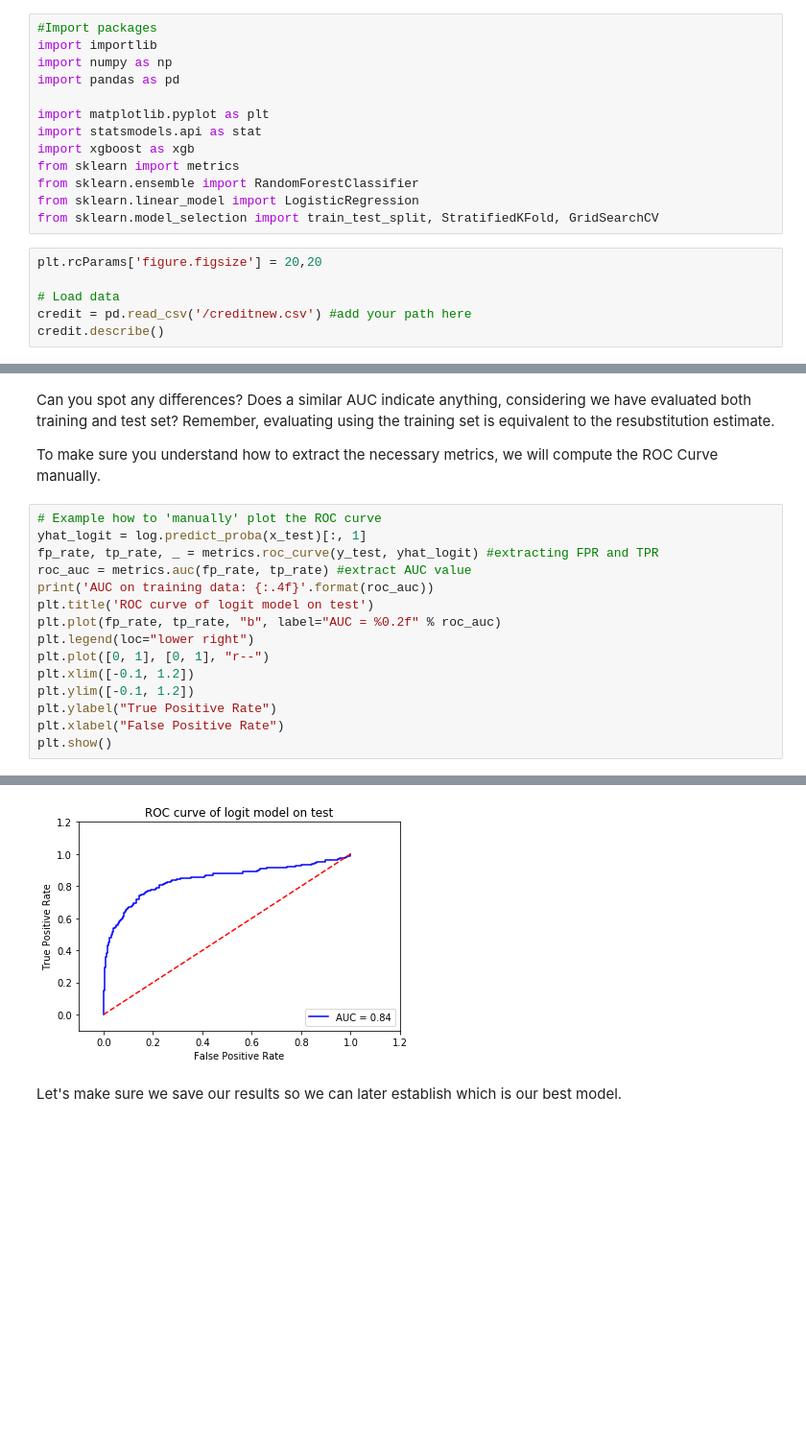
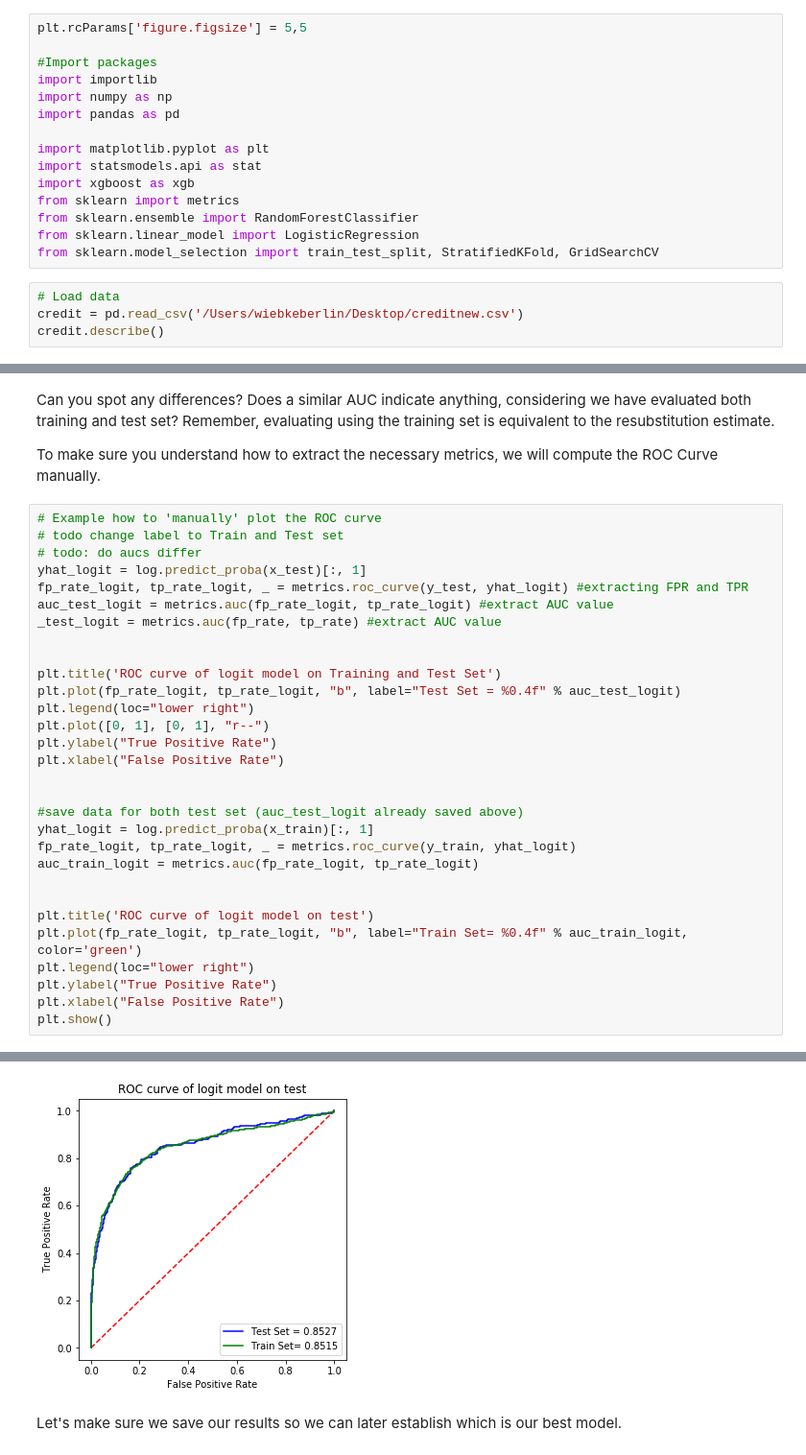
Before and after one commit to wiebkepeters/IS-HU-Berlin, a Jupyter notebook: ADAMS_ML_Notebook.ipynb, the cells around one changed output, grey strips where cells are left out. Shown: that part at 96% size. Cells and saved outputs as stored; diff of their text form; blank space fills up the shorter version.

```diff
--- a/ADAMS_ML_Notebook.ipynb
+++ b/ADAMS_ML_Notebook.ipynb
@@ -30,6 +30,8 @@ Before applying any algorithm, we will import the necessary packages and load th
 
 An important finding is the imbalance of the data set, which contains only about 20% of 'BAD' observations.
 # %%
+plt.rcParams['figure.figsize'] = 5,5
+
 #Import packages
 import importlib
 import numpy as np
@@ -43,10 +45,8 @@ from sklearn.ensemble import RandomForestClassifier
 from sklearn.linear_model import LogisticRegression
 from sklearn.model_selection import train_test_split, StratifiedKFold, GridSearchCV
 # %%
-plt.rcParams['figure.figsize'] = 20,20
-
 # Load data
-credit = pd.read_csv('/creditnew.csv') #add your path here
+credit = pd.read_csv('/Users/wiebkeberlin/Desktop/creditnew.csv')
 credit.describe()
 # %% [output]
 |  | BAD | LOAN | MORTDUE | VALUE | YOJ | DEROG | DELINQ | CLAGE | NINQ | CLNO | DEBTINC |
@@ -296,16 +287,31 @@ Can you spot any differences? Does a similar AUC indicate anything, considering
 To make sure you understand how to extract the necessary metrics, we will compute the ROC Curve manually.
 # %%
 # Example how to 'manually' plot the ROC curve
+# todo change label to Train and Test set
+# todo: do aucs differ
 yhat_logit = log.predict_proba(x_test)[:, 1]
-fp_rate, tp_rate, _ = metrics.roc_curve(y_test, yhat_logit) #extracting FPR and TPR
-roc_auc = metrics.auc(fp_rate, tp_rate) #extract AUC value
-print('AUC on training data: {:.4f}'.format(roc_auc))
-plt.title('ROC curve of logit model on test')
-plt.plot(fp_rate, tp_rate, "b", label="AUC = %0.2f" % roc_auc)
+fp_rate_logit, tp_rate_logit, _ = metrics.roc_curve(y_test, yhat_logit) #extracting FPR and TPR
+auc_test_logit = metrics.auc(fp_rate_logit, tp_rate_logit) #extract AUC value
+_test_logit = metrics.auc(fp_rate, tp_rate) #extract AUC value
+
+
+plt.title('ROC curve of logit model on Training and Test Set')
+plt.plot(fp_rate_logit, tp_rate_logit, "b", label="Test Set = %0.4f" % auc_test_logit)
 plt.legend(loc="lower right")
 plt.plot([0, 1], [0, 1], "r--")
-plt.xlim([-0.1, 1.2])
-plt.ylim([-0.1, 1.2])
+plt.ylabel("True Positive Rate")
+plt.xlabel("False Positive Rate")
+
+
+#save data for both test set (auc_test_logit already saved above)
+yhat_logit = log.predict_proba(x_train)[:, 1]
+fp_rate_logit, tp_rate_logit, _ = metrics.roc_curve(y_train, yhat_logit)
+auc_train_logit = metrics.auc(fp_rate_logit, tp_rate_logit)
+
+
+plt.title('ROC curve of logit model on test')
+plt.plot(fp_rate_logit, tp_rate_logit, "b", label="Train Set= %0.4f" % auc_train_logit, color='green')
+plt.legend(loc="lower right")
 plt.ylabel("True Positive Rate")
 plt.xlabel("False Positive Rate")
 plt.show()
@@ -314,3 +319,3 @@ AUC on training data: 0.8412
-[figure, old version]
+[figure, new version]
 # %% [markdown]
 Let's make sure we save our results so we can later establish which is our best model.
```
Also changed, not shown: parts of 28 cells of this notebook.
